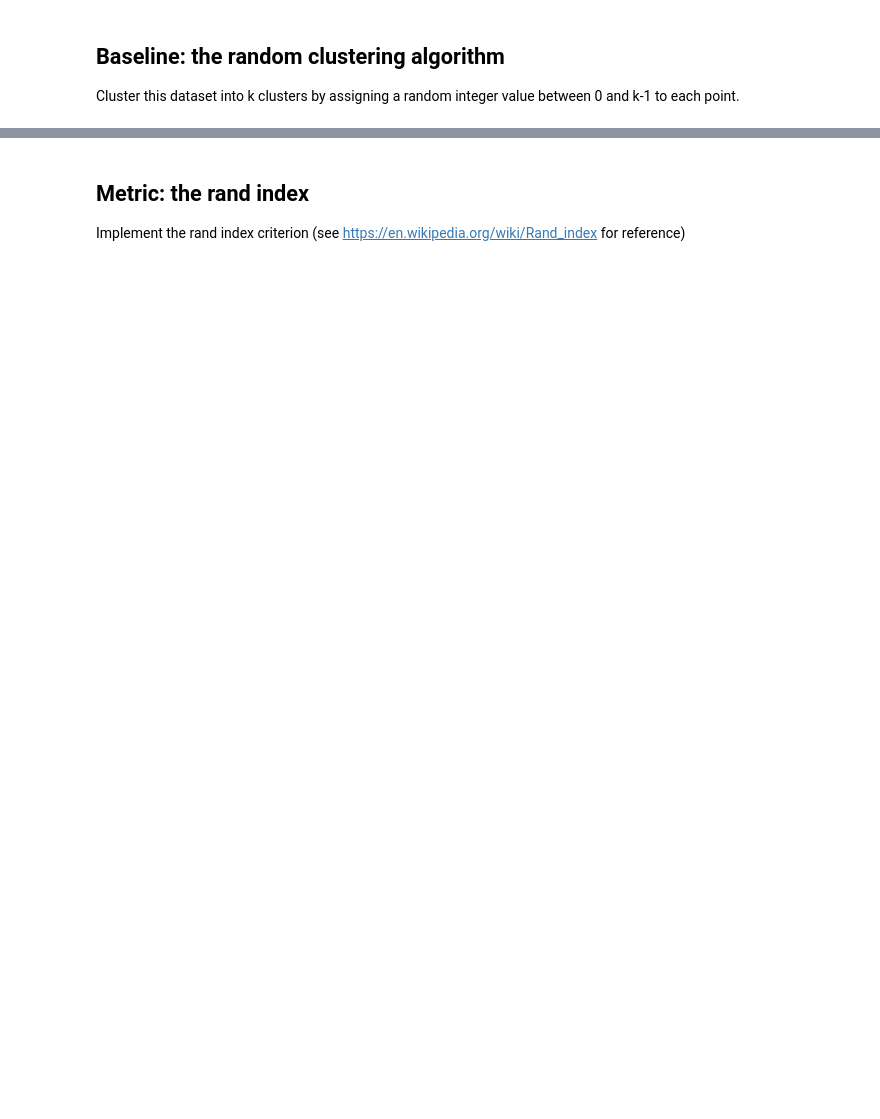
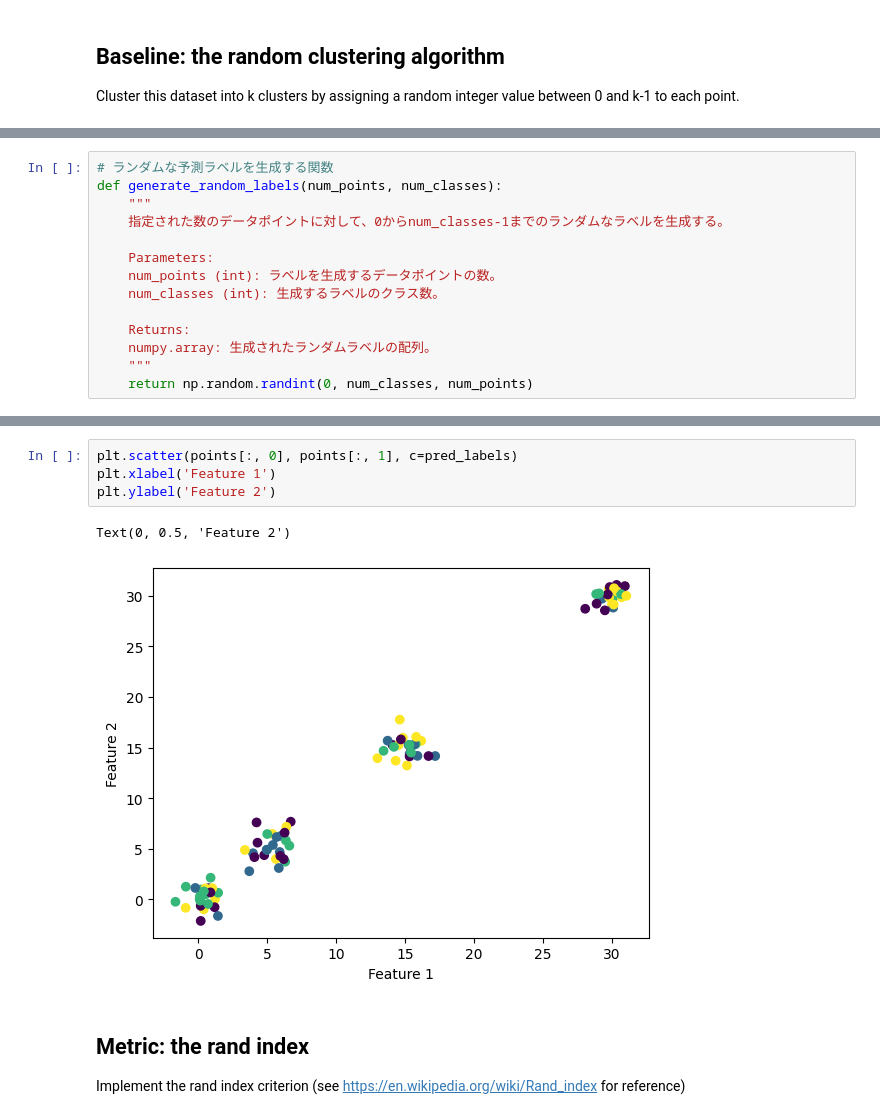
Before and after one commit to soso0024/python-ARTIN, a Jupyter notebook: Lab1/artinClustering.ipynb, the cells around one changed output, grey strips where cells are left out. Cells and saved outputs as stored; diff of their text form; blank space fills up the shorter version.

```diff
--- a/Lab1/artinClustering.ipynb
+++ b/Lab1/artinClustering.ipynb
@@ -89,0 +111,14 @@ Cluster this dataset into k clusters by assigning a random integer value between
+# %%
+# ランダムな予測ラベルを生成する関数
+def generate_random_labels(num_points, num_classes):
+    """
+    指定された数のデータポイントに対して、0からnum_classes-1までのランダムなラベルを生成する。
+
+    Parameters:
+    num_points (int): ラベルを生成するデータポイントの数。
+    num_classes (int): 生成するラベルのクラス数。
+
+    Returns:
+    numpy.array: 生成されたランダムラベルの配列。
+    """
+    return np.random.randint(0, num_classes, num_points)
@@ -90,3 +132,10 @@ Cluster this dataset into k clusters by assigning a random integer value between
+# %%
+plt.scatter(points[:, 0], points[:, 1], c=pred_labels)
+plt.xlabel('Feature 1')
+plt.ylabel('Feature 2')
+# %% [output]
+Text(0, 0.5, 'Feature 2')
+[figure, added]
 # %% [markdown]
 ## Metric: the rand index
 
```
Also changed, not shown: parts of 25 cells of this notebook, 1 other file.
